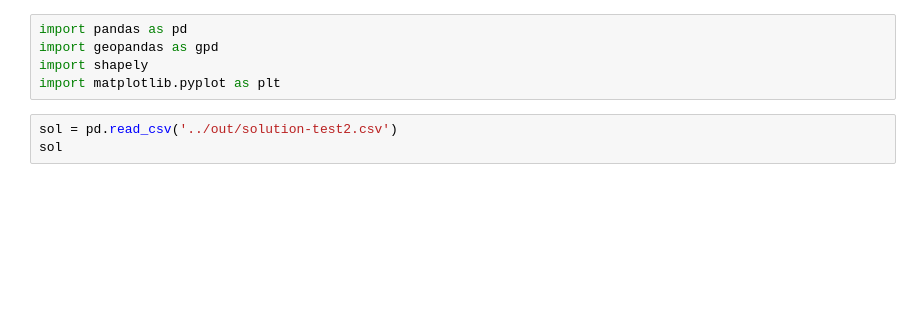
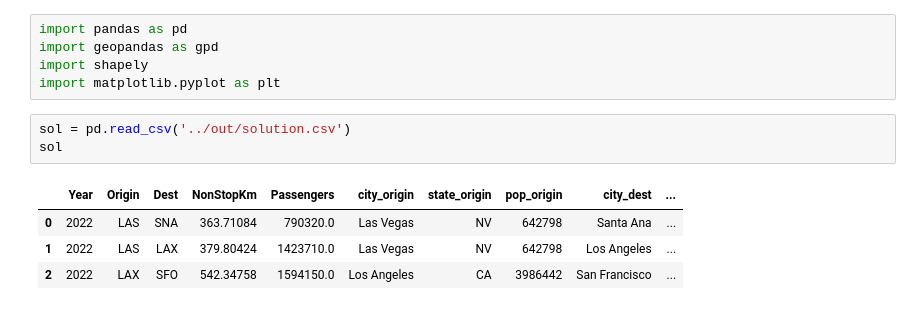
Before and after one commit to jonah0/hsr-project, a Jupyter notebook: search/explore-solution.ipynb, the cells around one changed output. Saved outputs shown, nothing was run; the diff lists cells and outputs as text; blank space fills up the shorter version.

Commit message:
add solution.csv

```diff
--- a/search/explore-solution.ipynb
+++ b/search/explore-solution.ipynb
@@ -4,8 +4,13 @@ import geopandas as gpd
 import shapely
 import matplotlib.pyplot as plt
 # %%
-sol = pd.read_csv('../out/solution-test2.csv')
+sol = pd.read_csv('../out/solution.csv')
 sol
+# %% [output]
+|  | Year | Origin | Dest | NonStopKm | Passengers | city_origin | state_origin | pop_origin | city_dest | ... |
+| 0 | 2022 | LAS | SNA | 363.71084 | 790320.0 | Las Vegas | NV | 642798 | Santa Ana | ... |
+| 1 | 2022 | LAS | LAX | 379.80424 | 1423710.0 | Las Vegas | NV | 642798 | Los Angeles | ... |
+| 2 | 2022 | LAX | SFO | 542.34758 | 1594150.0 | Los Angeles | CA | 3986442 | San Francisco | ... |
 # %%
 cities_geom = gpd.read_file('../data/us-major-cities/USA_Major_Cities.shp')
 cols = ['NAME', 'ST', 'geometry']
```
Also changed, not shown: parts of 4 cells of this notebook, 2 other files.
